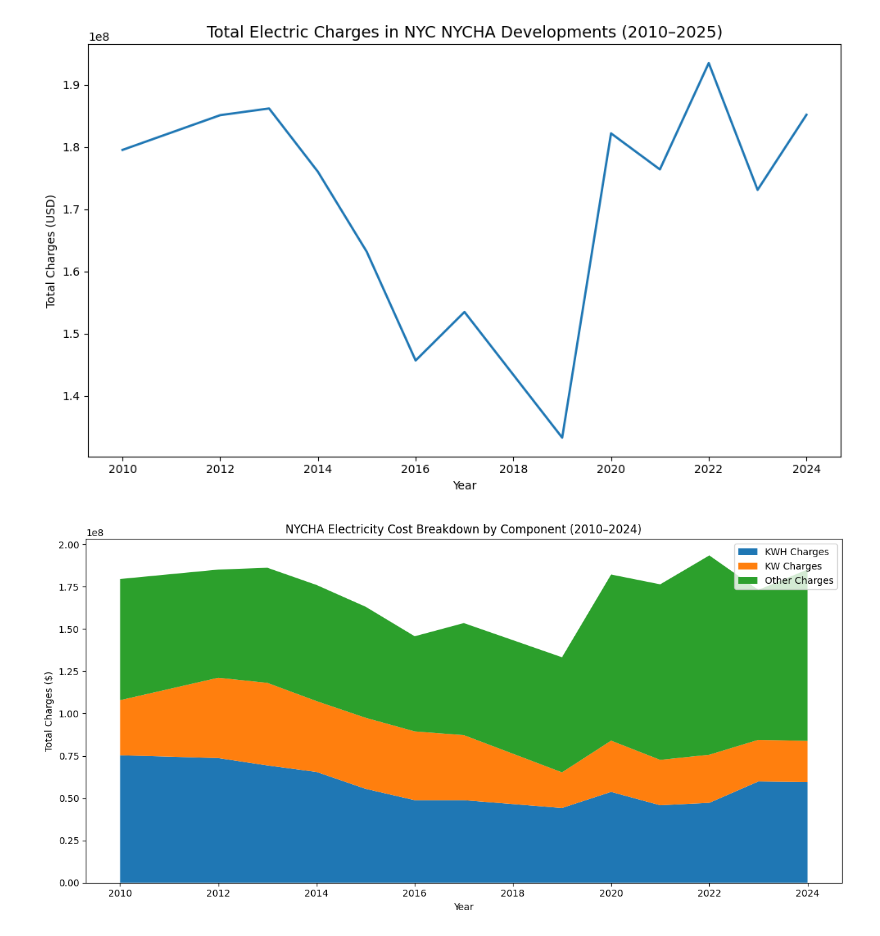
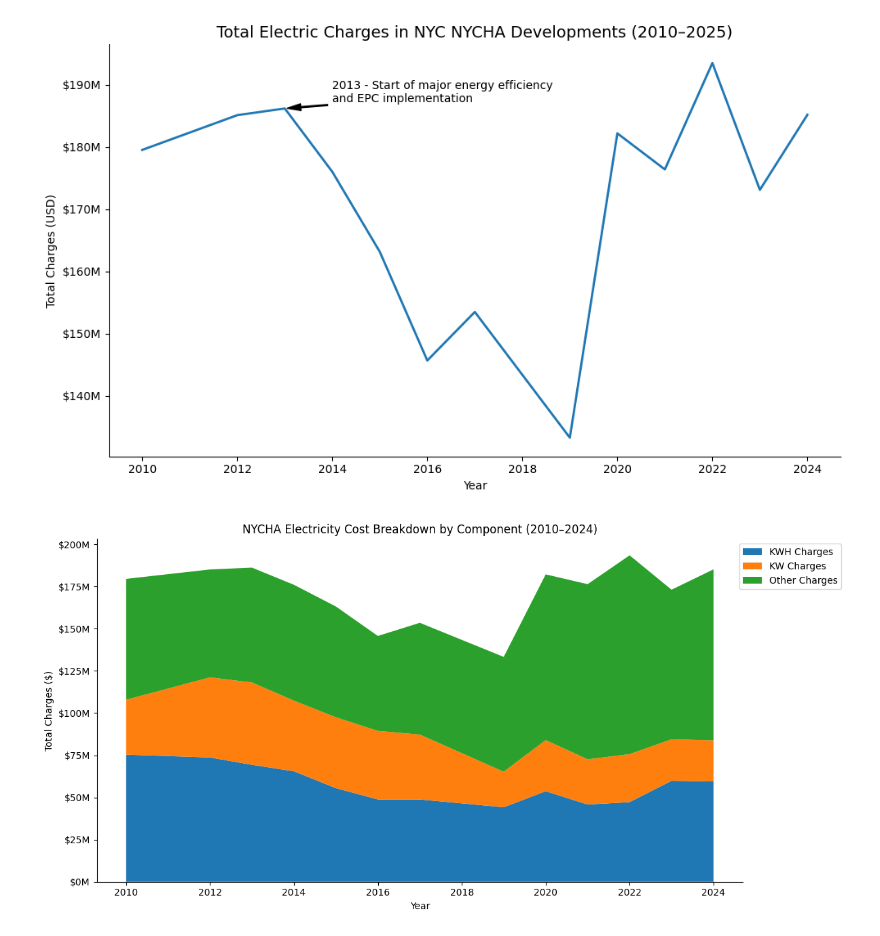
Before and after one commit to plapoddx/CIS-4170-NYCHA-Energy-Consumption, a Jupyter notebook: main_v1.ipynb, the cells around one changed output. Drawn from its saved outputs; the diff is of its cells as text; code cells hidden in the pictures.

```diff
--- a/main_v1.ipynb
+++ b/main_v1.ipynb
@@ -54,28 +71,54 @@ plt.plot(nyc_yearly_costs['year'], nyc_yearly_costs['current_charges'], linewidt
 plt.title('Total Electric Charges in NYC NYCHA Developments (2010–2025)', fontsize=14)
 plt.xlabel('Year')
 plt.ylabel('Total Charges (USD)')
+plt.gca().yaxis.set_major_formatter(ticker.FuncFormatter(lambda x, _: f'${x*1e-6:.0f}M'))
 plt.tight_layout()
+
+# Locate the row corresponding to the year 2013
+row_2013 = nyc_yearly_costs.loc[nyc_yearly_costs['year'] == 2013]
+
+# Extract x and y values for annotation
+x = row_2013['year'].values[0]
+y = row_2013['current_charges'].values[0]
+
+plt.annotate(
+    "2013 - Start of major energy efficiency\nand EPC implementation",
+    xy=(x, y),
+    xytext=(x + 1, y + 1e6),  # adjust text position
+    arrowprops=dict(facecolor='black', shrink=0.05, width=1, headwidth=6),
+    fontsize=10,
+    ha='left'
+)
+
+ax = plt.gca()
+ax.spines['top'].set_visible(False)
+ax.spines['right'].set_visible(False)
+
 plt.show()
 # %% [output]
-[figure, old version]
+[figure, new version]
 # %%
 # Aggregate cost components by year
 components = df_clean.groupby('year')[['kwh_charges', 'kw_charges', 'other_charges']].sum().reset_index()
 
 plt.figure(figsize=(12, 6))
 plt.stackplot(
-    components['year'],  # Corrected column name
-    components['kwh_charges'],  # Corrected column name
-    components['kw_charges'],  # Corrected column name
-    components['other_charges'],  # Corrected column name
+    components['year'],
+    components['kwh_charges'],
+    components['kw_charges'],
+    components['other_charges'],
     labels=['KWH Charges', 'KW Charges', 'Other Charges']
 )
 
 plt.title('NYCHA Electricity Cost Breakdown by Component (2010–2024)')
 plt.xlabel('Year')
 plt.ylabel('Total Charges ($)')
-plt.legend(loc='upper right')
+plt.gca().yaxis.set_major_formatter(ticker.FuncFormatter(lambda x, _: f'${x*1e-6:.0f}M'))
+plt.legend(loc='upper right', fontsize=10, bbox_to_anchor=(1.16, 1))
 plt.tight_layout()
+ax = plt.gca()
+ax.spines['top'].set_visible(False)
+ax.spines['right'].set_visible(False)
 plt.show()
 # %% [output]
-[figure, old version]
+[figure, new version]
```
Also changed, not shown: parts of 5 cells of this notebook.
